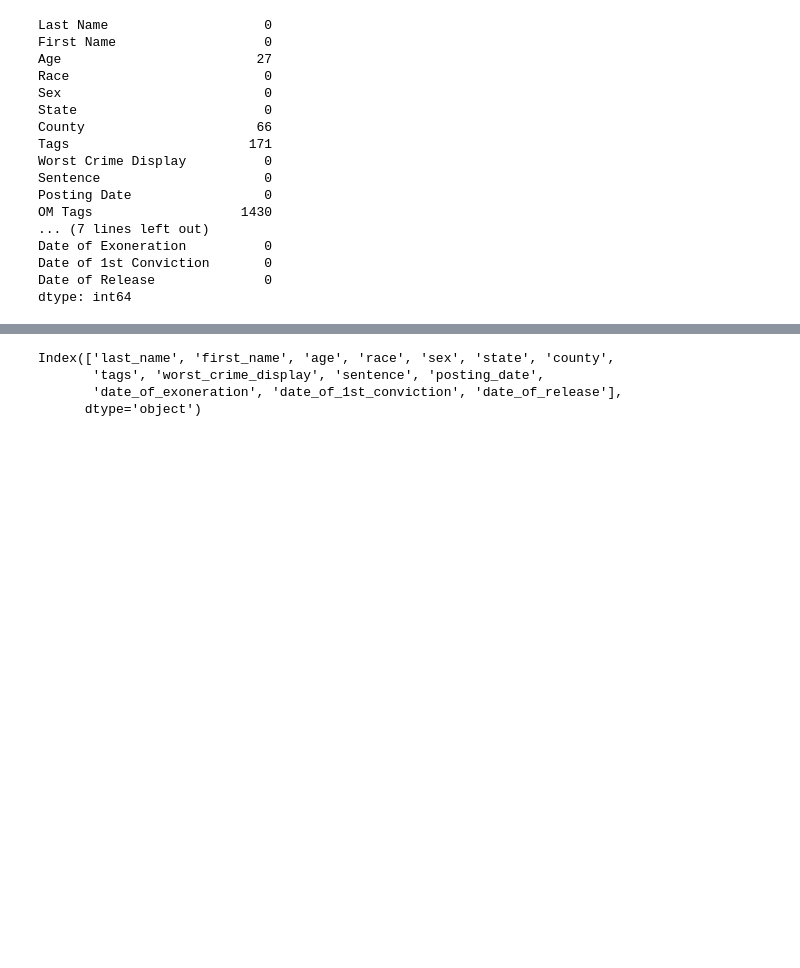
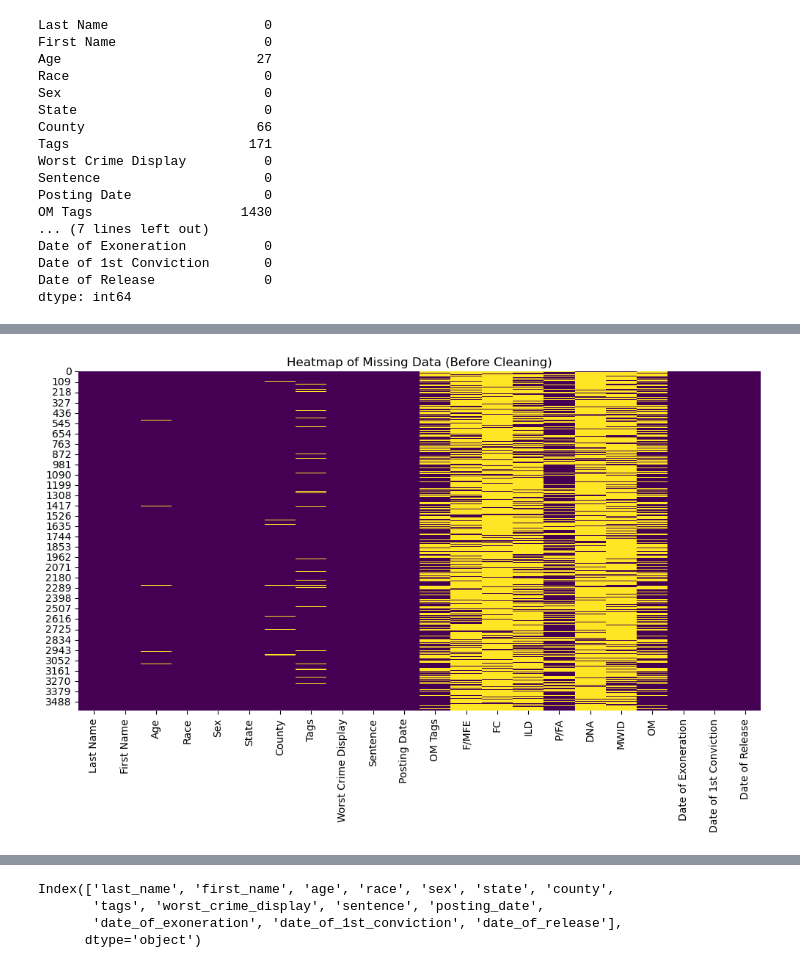
Before and after one commit to courtneyrgreen/dsan5000_final_project, a Jupyter notebook: technical-details/data-cleaning/main.ipynb, the cells around one changed output, grey strips where cells are left out. Saved outputs shown, nothing was run; the diff lists cells and outputs as text; code cells hidden in the pictures; blank space fills up the shorter version.

Commit message:
Added in-line prose to data cleaning and ran ./build.sh

```diff
--- a/technical-details/data-cleaning/main.ipynb
+++ b/technical-details/data-cleaning/main.ipynb
@@ -69,0 +76,4 @@ dtype: int64
+# %%
+# Drop columns with excessive missing values
+df_original = df.copy()
+df.drop(columns = ['OM Tags', 'F/MFE', 'ILD', 'P/FA', 'DNA', 'MWID', 'FC','OM'], inplace = True)
@@ -69,0 +88,11 @@ dtype: int64
+# %%
+import seaborn as sns
+import matplotlib.pyplot as plt
+
+# Heatmap of missing data before cleaning
+plt.figure(figsize=(12, 6))
+sns.heatmap(df_original.isnull(), cbar=False, cmap='viridis')
+plt.title('Heatmap of Missing Data (Before Cleaning)')
+plt.show()
+# %% [output]
+[figure, added]
```
Also changed, not shown: parts of 44 cells of this notebook, 50 other files.
